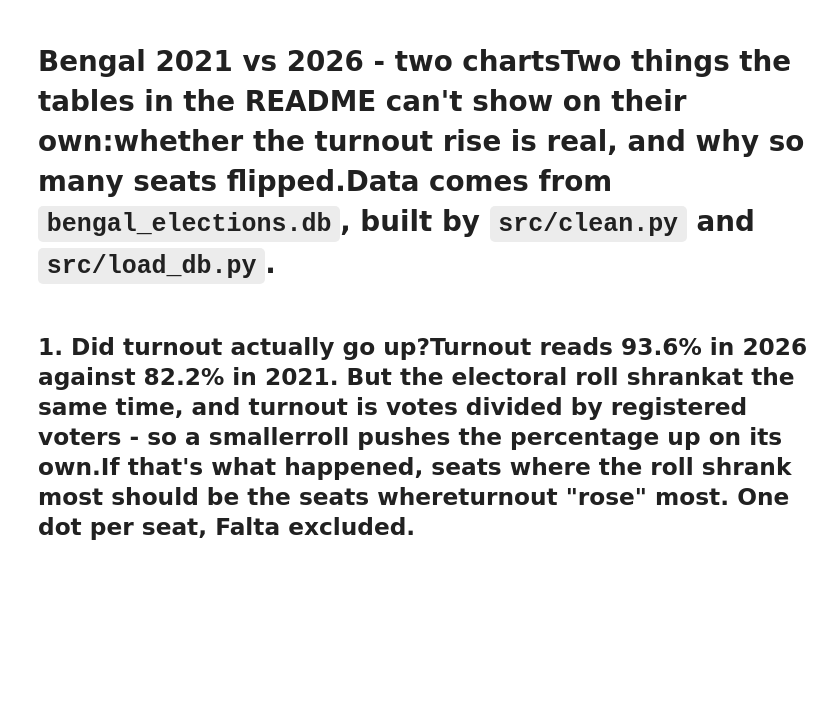
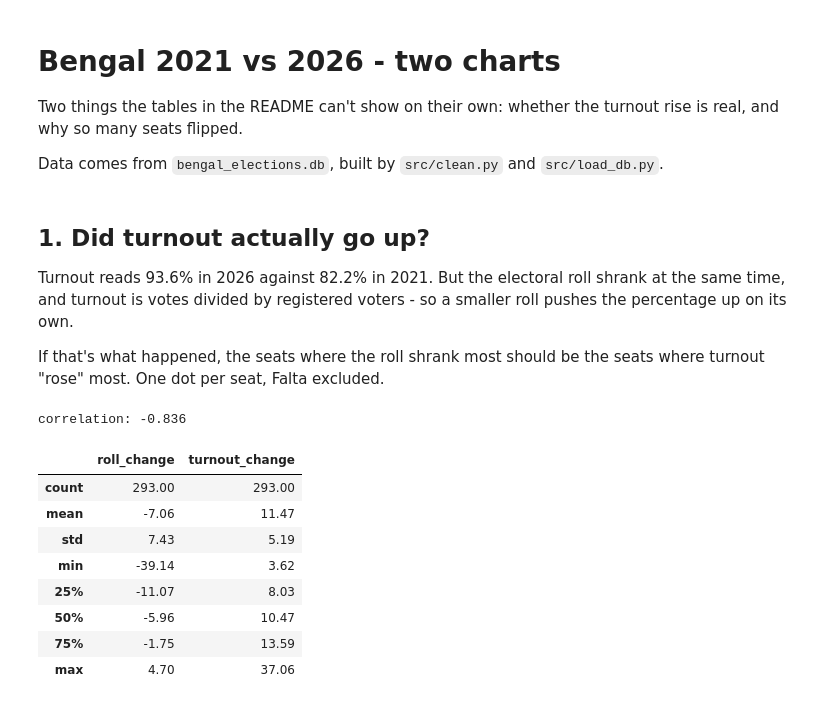
Before and after one commit to notoriouskapil/bengal-election-analysis, a Jupyter notebook: notebooks/charts.ipynb, the cells around one changed output. Cells and saved outputs as stored; diff of their text form; code cells hidden in the pictures; blank space fills up the shorter version.

```diff
--- a/notebooks/charts.ipynb
+++ b/notebooks/charts.ipynb
@@ -1,9 +1,65 @@
 # %% [markdown]
-# Bengal 2021 vs 2026 - two chartsTwo things the tables in the README can't show on their own:whether the turnout rise is real, and why so many seats flipped.Data comes from `bengal_elections.db`, built by `src/clean.py` and `src/load_db.py`.
+# Bengal 2021 vs 2026 - two charts
+
+Two things the tables in the README can't show on their own: whether the turnout
+rise is real, and why so many seats flipped.
+
+Data comes from `bengal_elections.db`, built by `src/clean.py` and `src/load_db.py`.
 # %%
-import sqlite3import numpy as npimport pandas as pdimport matplotlib.pyplot as pltconn = sqlite3.connect("../bengal_elections.db")# same look for both chartsplt.rcParams["figure.figsize"] = (8, 5)plt.rcParams["font.size"] = 11plt.rcParams["axes.spines.top"] = Falseplt.rcParams["axes.spines.right"] = FalseBLUE = "#2a78d6"ORANGE = "#eb6834"GREY = "#b8b6b0"
+import sqlite3
+import numpy as np
+import pandas as pd
+import matplotlib.pyplot as plt
+
+conn = sqlite3.connect("../bengal_elections.db")
+
+# same look for both charts
+plt.rcParams["figure.figsize"] = (8, 5)
+plt.rcParams["font.size"] = 11
+plt.rcParams["axes.spines.top"] = False
+plt.rcParams["axes.spines.right"] = False
+
+BLUE = "#2a78d6"
+ORANGE = "#eb6834"
+GREY = "#b8b6b0"
 # %% [markdown]
-## 1. Did turnout actually go up?Turnout reads 93.6% in 2026 against 82.2% in 2021. But the electoral roll shrankat the same time, and turnout is votes divided by registered voters - so a smallerroll pushes the percentage up on its own.If that's what happened, seats where the roll shrank most should be the seats whereturnout "rose" most. One dot per seat, Falta excluded.
+## 1. Did turnout actually go up?
+
+Turnout reads 93.6% in 2026 against 82.2% in 2021. But the electoral roll shrank at
+the same time, and turnout is votes divided by registered voters - so a smaller roll
+pushes the percentage up on its own.
+
+If that's what happened, the seats where the roll shrank most should be the seats
+where turnout "rose" most. One dot per seat, Falta excluded.
 # %%
-q = '''SELECT e.ac_no, c.region,       MAX(CASE WHEN e.year=2021 THEN e.total_electors END) AS roll_2021,       MAX(CASE WHEN e.year=2026 THEN e.total_electors END) AS roll_2026,       MAX(CASE WHEN e.year=2021 THEN e.turnout_pct END) AS turnout_2021,       MAX(CASE WHEN e.year=2026 THEN e.turnout_pct END) AS turnout_2026FROM electorate eJOIN constituencies c ON c.ac_no = e.ac_noWHERE e.ac_no <> 144GROUP BY e.ac_no, c.region'''t = pd.read_sql(q, conn)t["roll_change"] = (t.roll_2026 - t.roll_2021) / t.roll_2021 * 100t["turnout_change"] = t.turnout_2026 - t.turnout_2021r = t.roll_change.corr(t.turnout_change)print("correlation:", round(r, 3))t[["roll_change", "turnout_change"]].describe().round(2)
+q = '''
+SELECT e.ac_no, c.region,
+       MAX(CASE WHEN e.year=2021 THEN e.total_electors END) AS roll_2021,
+       MAX(CASE WHEN e.year=2026 THEN e.total_electors END) AS roll_2026,
+       MAX(CASE WHEN e.year=2021 THEN e.turnout_pct END) AS turnout_2021,
+       MAX(CASE WHEN e.year=2026 THEN e.turnout_pct END) AS turnout_2026
+FROM electorate e
+JOIN constituencies c ON c.ac_no = e.ac_no
+WHERE e.ac_no <> 144
+GROUP BY e.ac_no, c.region
+'''
+t = pd.read_sql(q, conn)
+
+t["roll_change"] = (t.roll_2026 - t.roll_2021) / t.roll_2021 * 100
+t["turnout_change"] = t.turnout_2026 - t.turnout_2021
+
+r = t.roll_change.corr(t.turnout_change)
+print("correlation:", round(r, 3))
+t[["roll_change", "turnout_change"]].describe().round(2)
+# %% [output]
+correlation: -0.836
+|  | roll_change | turnout_change |
+| count | 293.00 | 293.00 |
+| mean | -7.06 | 11.47 |
+| std | 7.43 | 5.19 |
+| min | -39.14 | 3.62 |
+| 25% | -11.07 | 8.03 |
+| 50% | -5.96 | 10.47 |
+| 75% | -1.75 | 13.59 |
+| max | 4.70 | 37.06 |
 # %%
```
Also changed, not shown: parts of 5 cells of this notebook.
